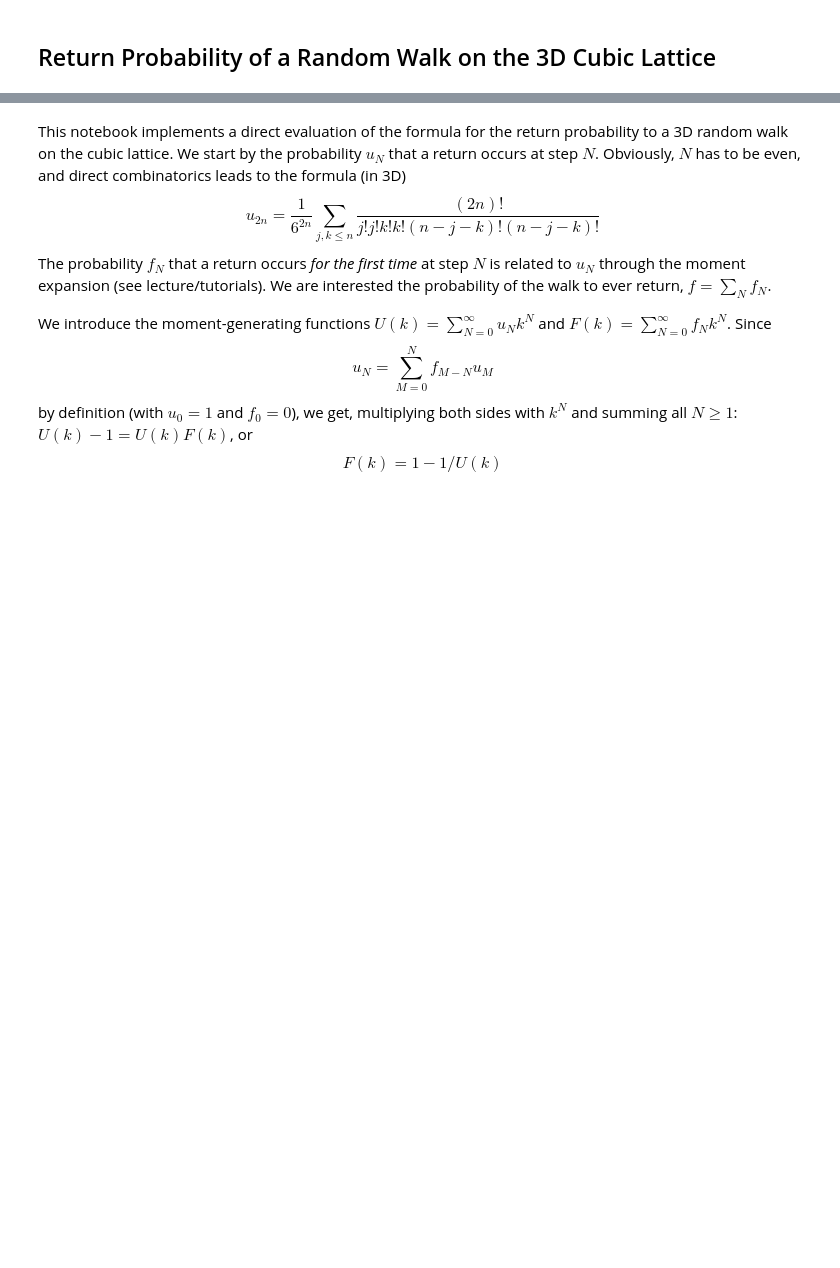
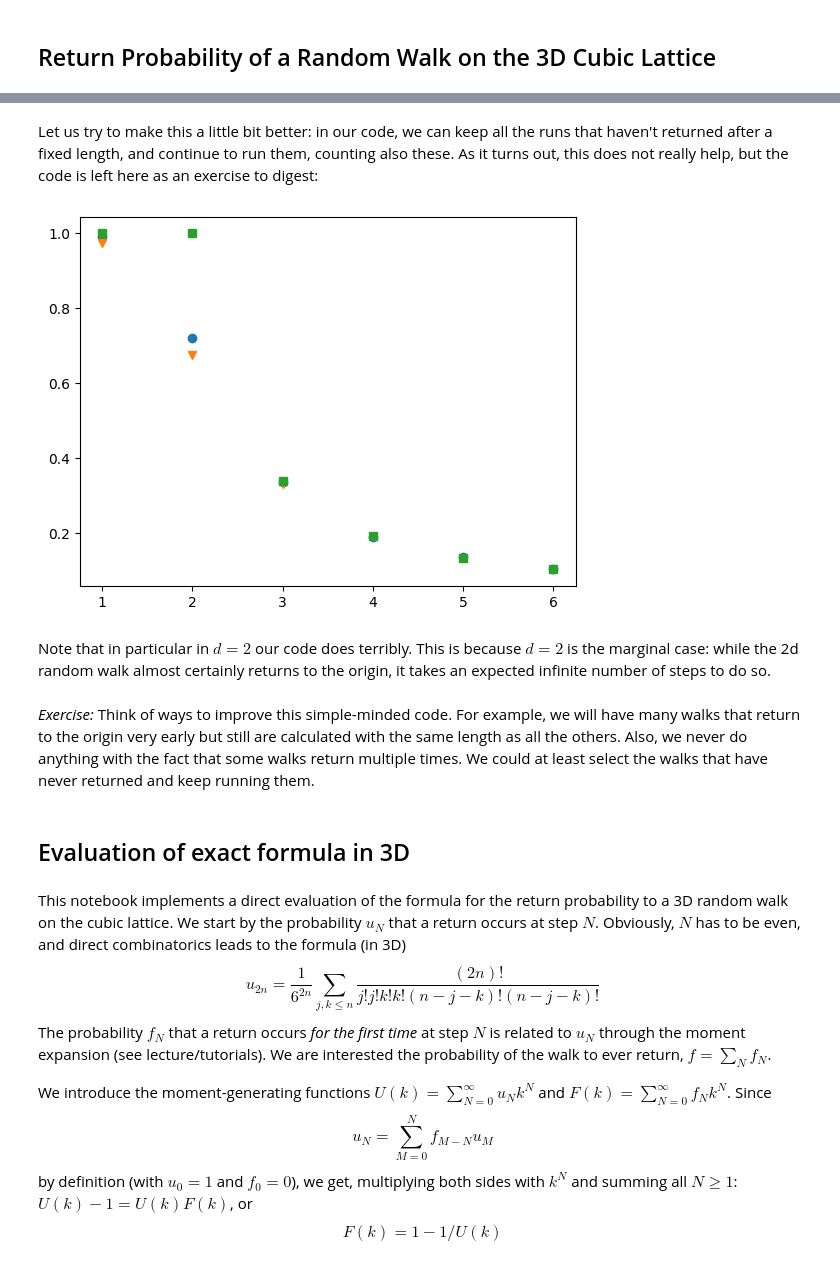
Before and after one commit to thvoigtmann/stochastic-processes, a Jupyter notebook: return-to-origin.ipynb, the cells around one changed output, grey strips where cells are left out. Saved outputs shown, nothing was run; the diff lists cells and outputs as text; code cells hidden in the pictures; blank space fills up the shorter version.

```diff
--- a/return-to-origin.ipynb
+++ b/return-to-origin.ipynb
@@ -7,0 +48,2 @@ import scipy.optimize
+# %% [markdown]
+Let us try to make this a little bit better: in our code, we can keep all the runs that haven't returned after a fixed length, and continue to run them, counting also these. As it turns out, this does not really help, but the code is left here as an exercise to digest:
@@ -8,3 +70,18 @@ import scipy.optimize
+# %%
+mcdata2 = np.array([[d,MC_returns(d,L=1000,N=1000,Np=100)] for d in range(1,4)])
+# %%
+plt.plot(mcdata[:,0],mcdata[:,1],'o')
+plt.plot(mcdata2[:,0],mcdata2[:,1],'v')
+plt.plot(polya[:,0],polya[:,1],'s')
+plt.show()
+# %% [output]
+[figure, added]
+# %% [markdown]
+Note that in particular in $d=2$ our code does terribly. This is because $d=2$ is the marginal case: while the 2d random walk almost certainly returns to the origin, it takes an expected infinite number of steps to do so.
+# %% [markdown]
+_Exercise:_ Think of ways to improve this simple-minded code. For example, we will have many walks that return to the origin very early but still are calculated with the same length as all the others. Also, we never do anything with the fact that some walks return multiple times. We could at least select the walks that have never returned and keep running them.
+# %% [markdown]
+## Evaluation of exact formula in 3D
 # %% [markdown]
 This notebook implements a direct evaluation of the formula for the return probability to a 3D random walk on the cubic lattice. We start by the probability $u_N$ that a return occurs at step $N$. Obviously, $N$ has to be even, and direct combinatorics leads to the formula (in 3D)
 $$ u_{2n} = \frac{1}{6^{2n}} \sum_{j,k\le n}\frac{(2n)!}{j!j!k!k!(n-j-k)!(n-j-k)!}$$
```
Also changed, not shown: parts of 15 cells of this notebook.
